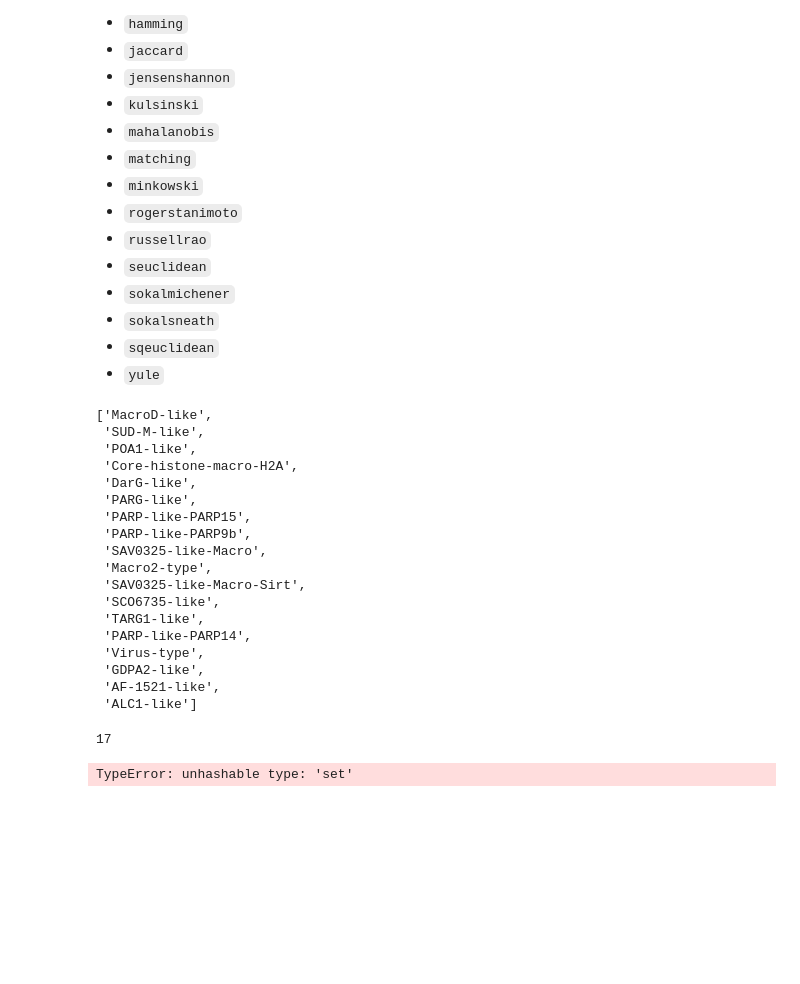
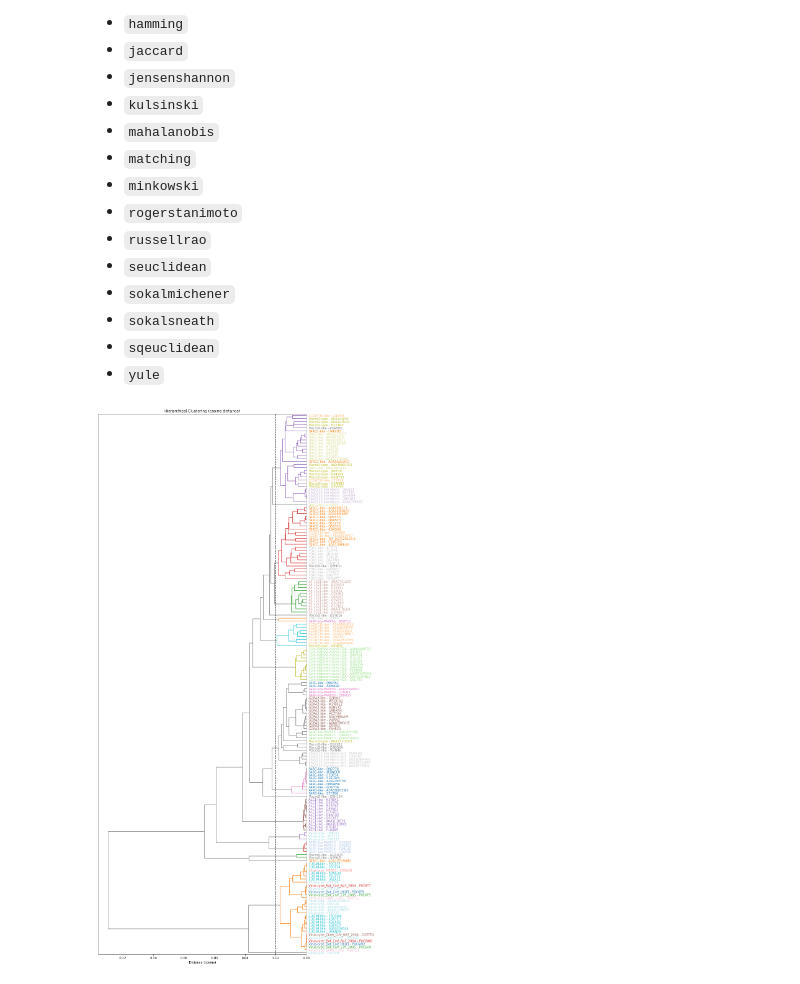
Before and after one commit to javiabellan/aisaturdays-proteins, a Jupyter notebook: Javi/3.2 TAPE - Visualizar BERT embeddings.ipynb, the cells around one changed output. Drawn from its saved outputs; the diff is of its cells as text; code cells hidden in the pictures; blank space fills up the shorter version.

```diff
--- a/Javi/3.2 TAPE - Visualizar BERT embeddings.ipynb
+++ b/Javi/3.2 TAPE - Visualizar BERT embeddings.ipynb
@@ -108,34 +111,4 @@ plot_multidimensional(embs, df["Tipo de Macro"], method="umap")
 - `sokalsneath`
 - `sqeuclidean`
 - `yule`
-# %%
-s = list(set(df["Tipo de Macro"].values))
-s
-# %% [output]
-['MacroD-like',
- 'SUD-M-like',
- 'POA1-like',
- 'Core-histone-macro-H2A',
- 'DarG-like',
- 'PARG-like',
- 'PARP-like-PARP15',
- 'PARP-like-PARP9b',
- 'SAV0325-like-Macro',
- 'Macro2-type',
- 'SAV0325-like-Macro-Sirt',
- 'SCO6735-like',
- 'TARG1-like',
- 'PARP-like-PARP14',
- 'Virus-type',
- 'GDPA2-like',
- 'AF-1521-like',
- 'ALC1-like']
-# %%
-s.index("ALC1-like")
-# %% [output]
-17
-# %%
-{{x}: y for x, y in enumerate(s)}
-# %% [output]
-TypeError: unhashable type: 'set'
 # %%
@@ -183 +159,6 @@ def hierarchical_clustering(embs, labels,
+# %%
+dendogram_cosine = hierarchical_clustering(embs, labels, codes, distance="cosine", method='average',
+                        threshold=0.02, orientation="left", figsize=(12,32))
+# %% [output]
+[figure, added]
 # %%
```
Also changed, not shown: parts of 15 cells of this notebook, 12 other files.
